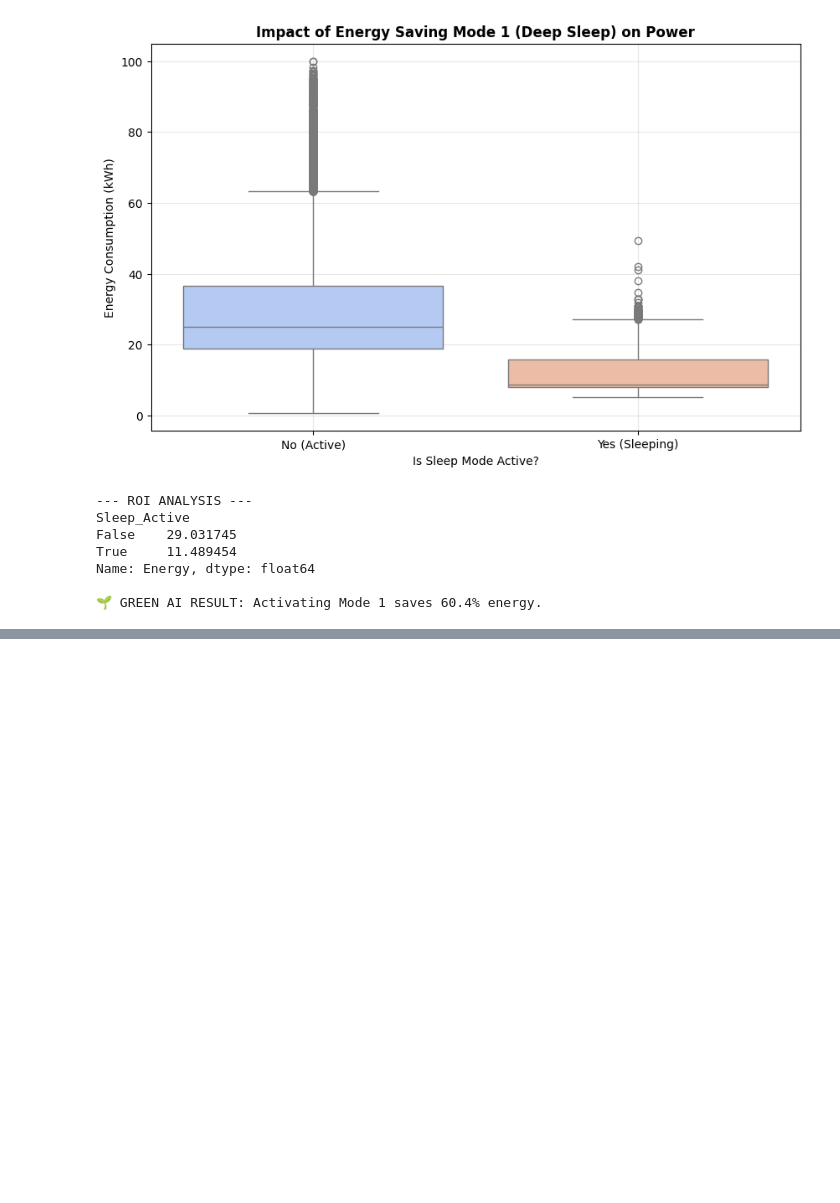
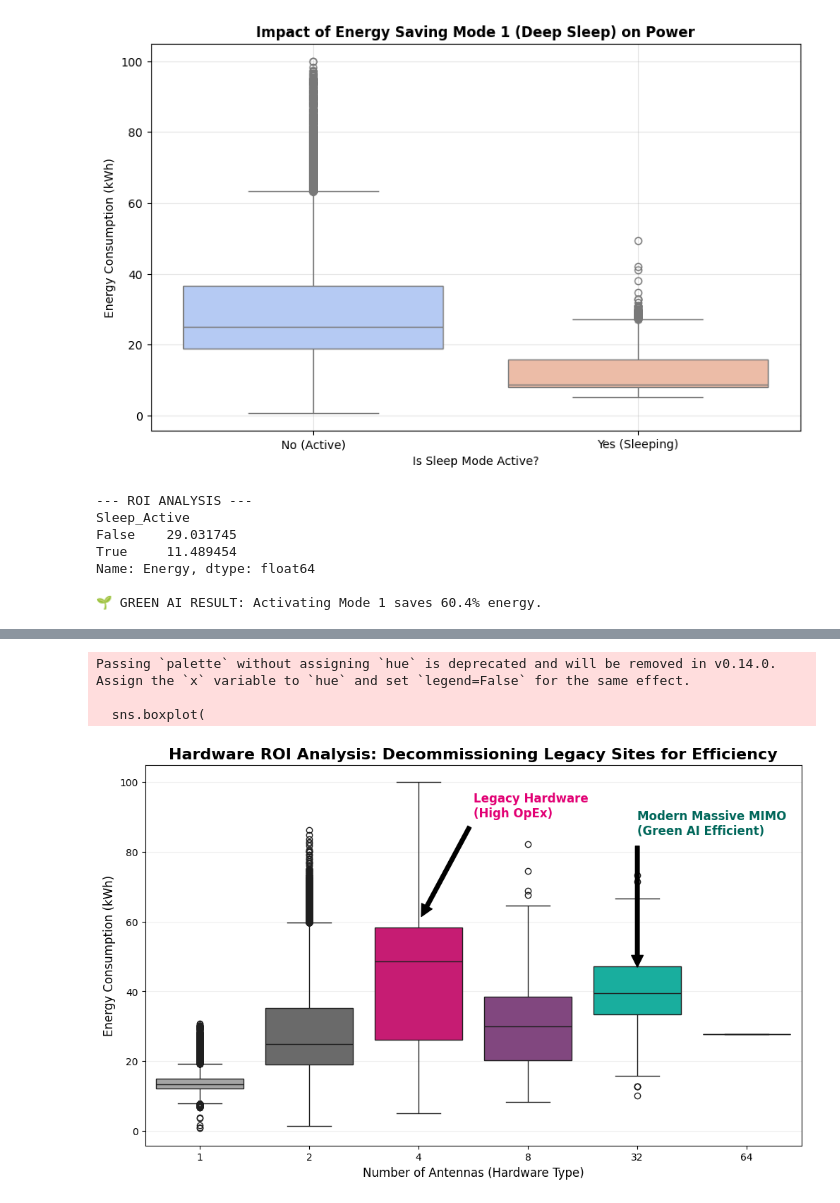
Before and after one commit to Data-Laur/t-mobile-green-energy-project, a Jupyter notebook: 📁 notebooks/05_Sim_to_Real_Validation (Huawei 5G Dataset).ipynb, the cells around one changed output, grey strips where cells are left out. Drawn from its saved outputs; the diff is of its cells as text; code cells hidden in the pictures; blank space fills up the shorter version.

```diff
--- a/📁 notebooks/05_Sim_to_Real_Validation (Huawei 5G Dataset).ipynb
+++ b/📁 notebooks/05_Sim_to_Real_Validation (Huawei 5G Dataset).ipynb
@@ -193,0 +298,71 @@ Name: Energy, dtype: float64
+# %%
+import pandas as pd
+import matplotlib.pyplot as plt
+import seaborn as sns
+import numpy as np
+
+# ==========================================
+# 1. SETUP & DATA LOADING
+# ==========================================
+# Load the files (using the filenames we found earlier)
+bs_info = pd.read_csv("1_BSinfo_Hardware Configuration.csv")
+cl_stat = pd.read_csv("2_CLstat_Load (Traffic) vs ESMode_input feature X.csv")
+ec_stat = pd.read_csv("3_ECstat_Energy Consumption_Target Variable Y.csv")
+
+# Preprocess
+cl_stat['Time'] = pd.to_datetime(cl_stat['Time'])
+ec_stat['Time'] = pd.to_datetime(ec_stat['Time'])
+bs_load = cl_stat.groupby(['Time', 'BS']).agg({'load': 'mean'}).reset_index()
+df_real = pd.merge(bs_load, ec_stat, on=['Time', 'BS'], how='inner')
+bs_config = bs_info.groupby('BS').first().reset_index()
+df_real = pd.merge(df_real, bs_config, on='BS', how='left')
+df_real['Antennas_Cat'] = df_real['Antennas'].astype(str)
+
+# ==========================================
+# 2. THE "STORYTELLING" PALETTE 🎨
+# ==========================================
+# We define specific colors for specific hardware types to drive the insight home.
+custom_palette = {
+    '1':  '#A4A4A4',  # Light Gray (Baseline)
+    '2':  '#6A6A6A',  # Dark Gray (Standard)
+    '4':  '#E20074',  # MAGENTA -> The "Inefficient" Problem (High Energy)
+    '8':  '#8B3D88',  # Purple (Transition)
+    '32': '#00C7B1',  # Teal -> "Green AI" Modern Tech (Efficient)
+    '64': '#00675A'   # Dark Teal -> "Massive MIMO" (High Cap, Efficient)
+}
+
+plt.figure(figsize=(12, 7))
+
+# ==========================================
+# 3. GENERATE THE "HARDWARE ROI" PLOT
+# ==========================================
+sns.boxplot(
+    data=df_real,
+    x='Antennas_Cat',
+    y='Energy',
+    order=['1', '2', '4', '8', '32', '64'],
+    palette=custom_palette
+)
+
+# Add Annotation to point out the insight
+plt.annotate('Legacy Hardware\n(High OpEx)', xy=(2, 60), xytext=(2.5, 90),
+             arrowprops=dict(facecolor='black', shrink=0.05),
+             fontsize=12, fontweight='bold', color='#E20074')
+
+plt.annotate('Modern Massive MIMO\n(Green AI Efficient)', xy=(4, 45), xytext=(4, 85),
+             arrowprops=dict(facecolor='black', shrink=0.05),
+             fontsize=12, fontweight='bold', color='#00675A')
+
+plt.title("Hardware ROI Analysis: Decommissioning Legacy Sites for Efficiency", fontsize=16, fontweight='bold')
+plt.xlabel("Number of Antennas (Hardware Type)", fontsize=12)
+plt.ylabel("Energy Consumption (kWh)", fontsize=12)
+plt.grid(True, axis='y', alpha=0.2)
+
+# Save high-res for the slide deck
+plt.savefig('hardware_roi_final.png', dpi=300, bbox_inches='tight')
+plt.show()
+# %% [output]
+Passing `palette` without assigning `hue` is deprecated and will be removed in v0.14.0. Assign the `x` variable to `hue` and set `legend=False` for the same effect.
+
+  sns.boxplot(
+[figure, added]
```
Also changed, not shown: parts of 2 cells of this notebook, 7 other files.
